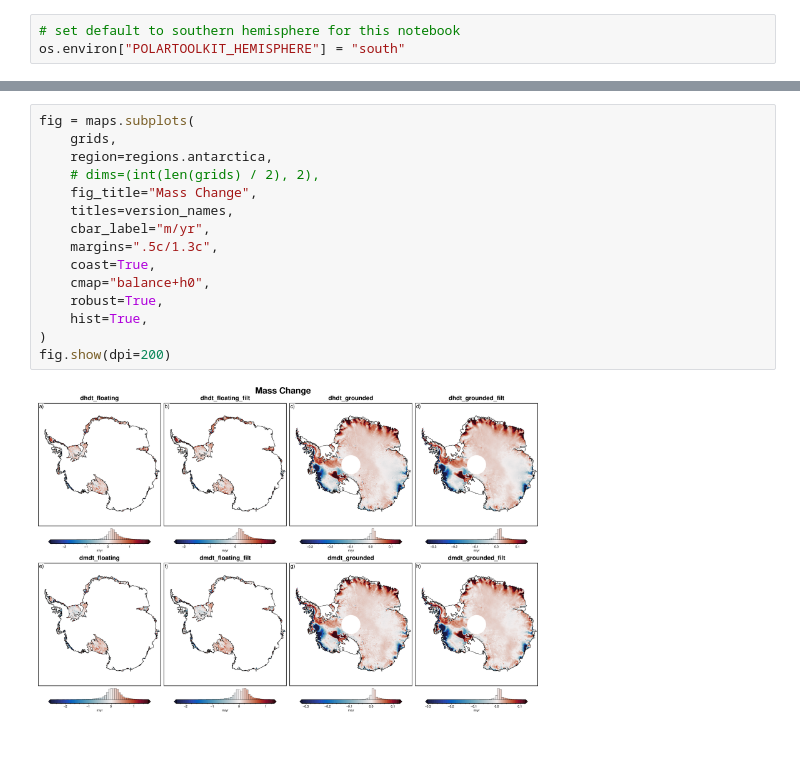
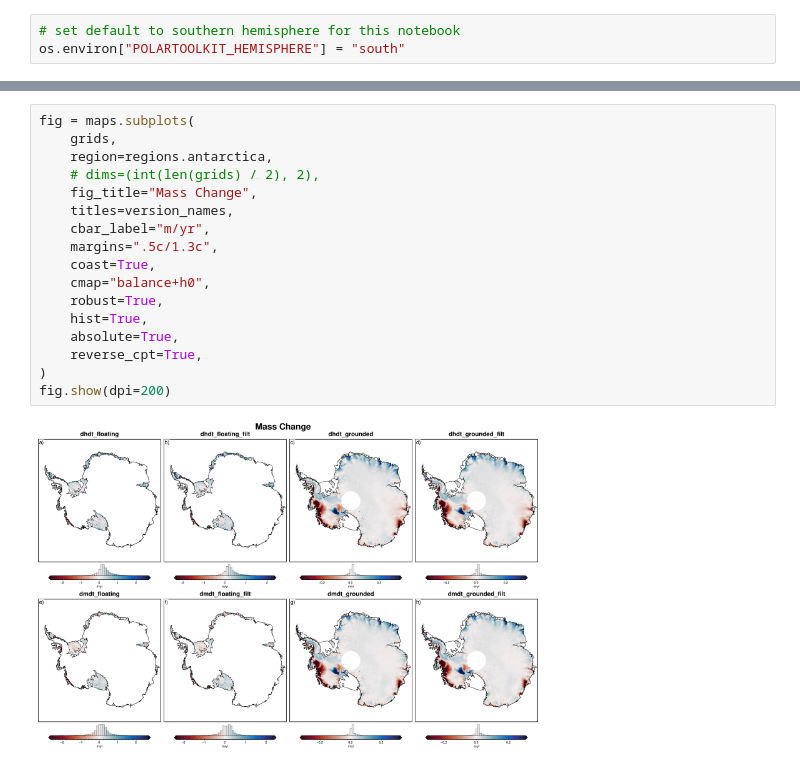
Before and after one commit to mdtanker/polartoolkit, a Jupyter notebook: docs/datasets/antarctica/mass_change.ipynb, the cells around one changed output, grey strips where cells are left out. Drawn from its saved outputs; the diff is of its cells as text.

```diff
--- a/docs/datasets/antarctica/mass_change.ipynb
+++ b/docs/datasets/antarctica/mass_change.ipynb
@@ -64,17 +64,19 @@ grid registration: p
 # %%
 fig = maps.subplots(
     grids,
     region=regions.antarctica,
     # dims=(int(len(grids) / 2), 2),
     fig_title="Mass Change",
     titles=version_names,
     cbar_label="m/yr",
     margins=".5c/1.3c",
     coast=True,
     cmap="balance+h0",
     robust=True,
     hist=True,
+    absolute=True,
+    reverse_cpt=True,
 )
 fig.show(dpi=200)
 # %% [output]
-[figure, old version]
+[figure, new version]
```
Also changed, not shown: 48 other files.
